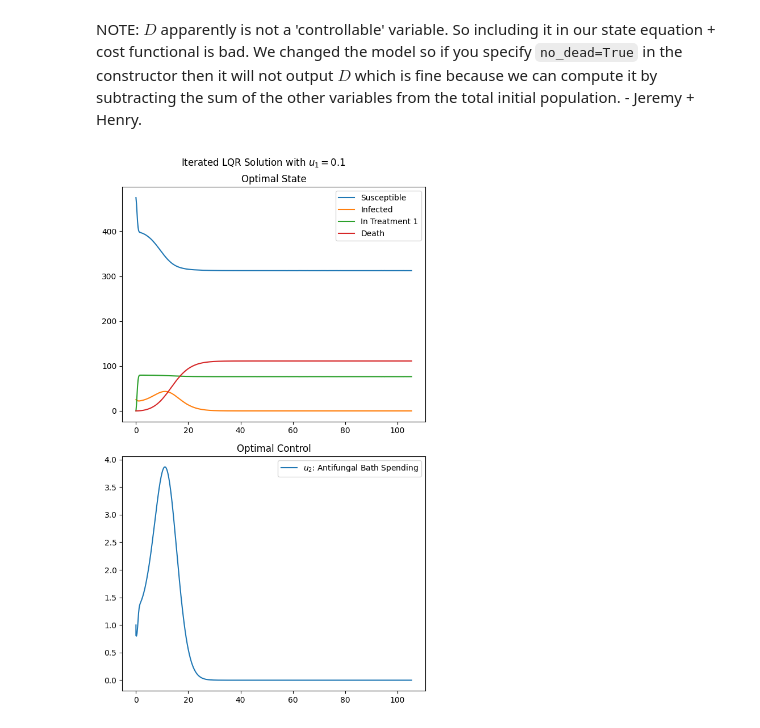
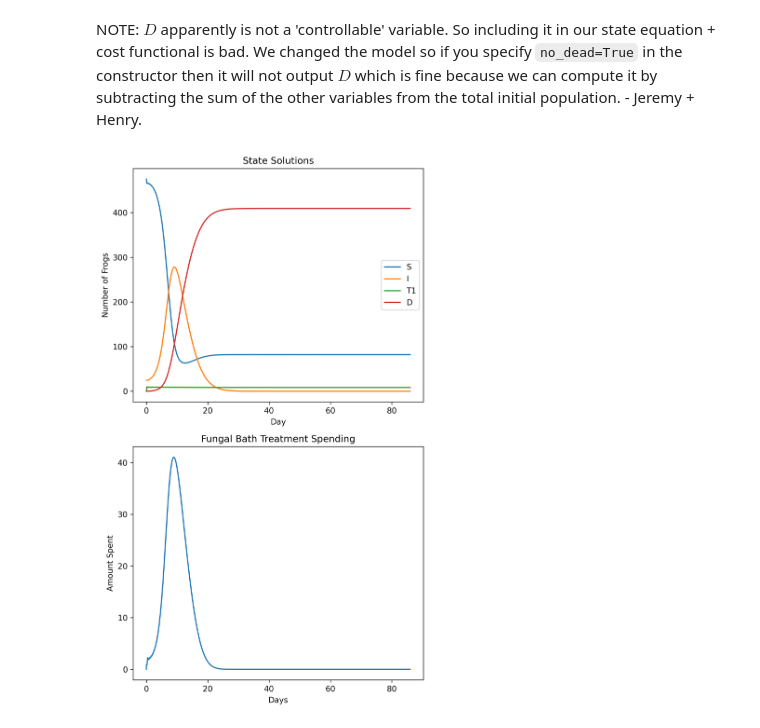
Before and after one commit to ACME-Vol4-Project1/save-axolotls-control, a Jupyter notebook: LQR_control.ipynb, the cells around one changed output. Drawn from its saved outputs; the diff is of its cells as text; code cells hidden in the pictures.

Commit message:
lqr labeling

```diff
--- a/LQR_control.ipynb
+++ b/LQR_control.ipynb
@@ -127,8 +127,8 @@ R = np.eye(1)   # cost of control
 
 # initial conditions
 y0 = np.array([475, 25, 0])
-u0 = np.array([1])  # spending on baths
-const_u1 = 1
+u0 = np.array([0])  # spending on baths
+const_u1 = 0.1
 
 # establish t space
 tf = 1000
@@ -140,28 +140,30 @@ model = m.Model(seasonal=False, no_dead=True, const_u1=const_u1) # constant saun
 # %%
 # get optimal solutions
 x, u2, new_t = iterated_lqr(lambda t, x, u: model.f_x(t, x, u), lambda t, x, u: model.f_u(t, x, u), t_space, y0, u0)
 S = x[:, 0]
 I = x[:, 1]
 T1 = x[:, 2]
 
 # plot
-fig, axs = plt.subplots(2, 1, figsize=(6, 10))
-axs[0].set_title("Optimal State")
-axs[0].plot(new_t, S, label="Susceptible")
-axs[0].plot(new_t, I, label="Infected")
-axs[0].plot(new_t, T1, label="In Treatment 1")
-axs[0].plot(new_t, 500 - S - I - T1, label="Death")  # plotting death total 500 - all other groups
+fig, axs = plt.subplots(2, 1, figsize=(6, 10), dpi=300)
+axs[0].set_title("State Solutions")
+axs[0].plot(new_t, S, label="S")
+axs[0].plot(new_t, I, label="I")
+axs[0].plot(new_t, T1, label="T1")
+axs[0].set_ylabel('Number of Frogs')
+axs[0].set_xlabel('Day')
+axs[0].plot(new_t, 500 - S - I - T1, label="D")  # plotting death total 500 - all other groups
 axs[0].legend()
 
 # formatting
-axs[1].set_title("Optimal Control")
+axs[1].set_title("Fungal Bath Treatment Spending")
 axs[1].plot(new_t, u2, label=rf'$u_{2}$: Antifungal Bath Spending')
-axs[1].legend()
+axs[1].set_xlabel('Days')
+axs[1].set_ylabel('Amount Spent')
 
-plt.suptitle('Iterated LQR Solution with $u_{1} = 0.1$')
 plt.tight_layout()
 # %% [output]
-[figure, old version]
+[figure, new version]
 # %%
 u1_vals = np.arange(0.1, 0.9, 0.1)
 S_vals = []
```
Also changed, not shown: parts of 1 cell of this notebook.
